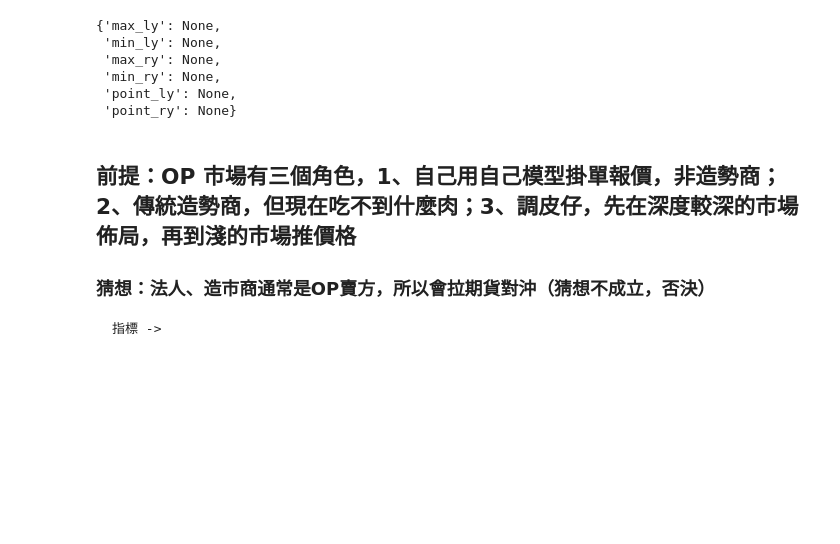
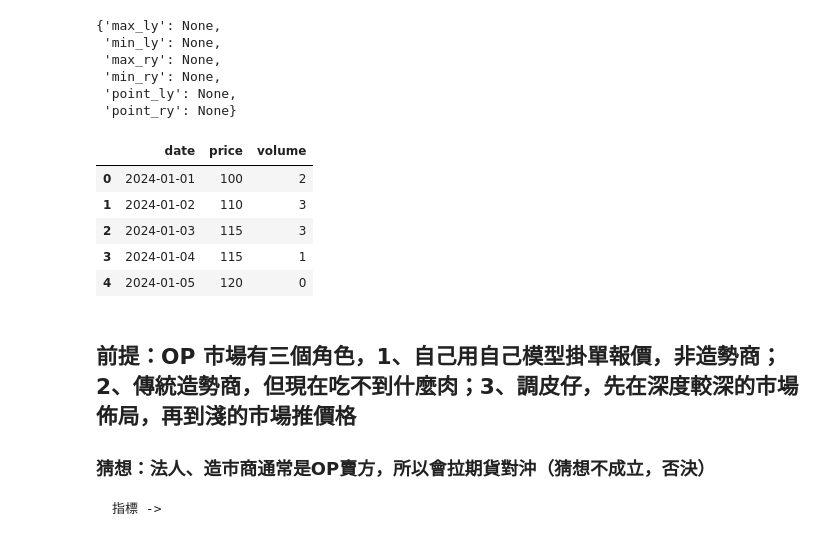
Before and after one commit to Xin95172/JimQuant, a Jupyter notebook: 台指期週趨勢影響開盤/main.ipynb, the cells around one changed output. Drawn from its saved outputs; the diff is of its cells as text; code cells hidden in the pictures; blank space fills up the shorter version.

```diff
--- a/台指期週趨勢影響開盤/main.ipynb
+++ b/台指期週趨勢影響開盤/main.ipynb
@@ -1498,6 +1979,21 @@ plot(temp_df, "cum_demeaned_ret", ry = "cost_ratio")
  'min_ry': None,
  'point_ly': None,
  'point_ry': None}
+# %%
+data = {
+    "date": ["2024-01-01", "2024-01-02", "2024-01-03", "2024-01-04", "2024-01-05"],
+    "price": [100, 110, 115, 115, 120],
+    "volume": [2, 3, 3, 1, 0]
+}
+df = pd.DataFrame(data)
+df
+# %% [output]
+|  | date | price | volume |
+| 0 | 2024-01-01 | 100 | 2 |
+| 1 | 2024-01-02 | 110 | 3 |
+| 2 | 2024-01-03 | 115 | 3 |
+| 3 | 2024-01-04 | 115 | 1 |
+| 4 | 2024-01-05 | 120 | 0 |
 # %% [markdown]
 ## 前提：OP 市場有三個角色，1、自己用自己模型掛單報價，非造勢商；2、傳統造勢商，但現在吃不到什麼肉；3、調皮仔，先在深度較深的市場佈局，再到淺的市場推價格
 ### 猜想：法人、造市商通常是OP賣方，所以會拉期貨對沖（猜想不成立，否決）
```
Also changed, not shown: parts of 85 cells of this notebook.
